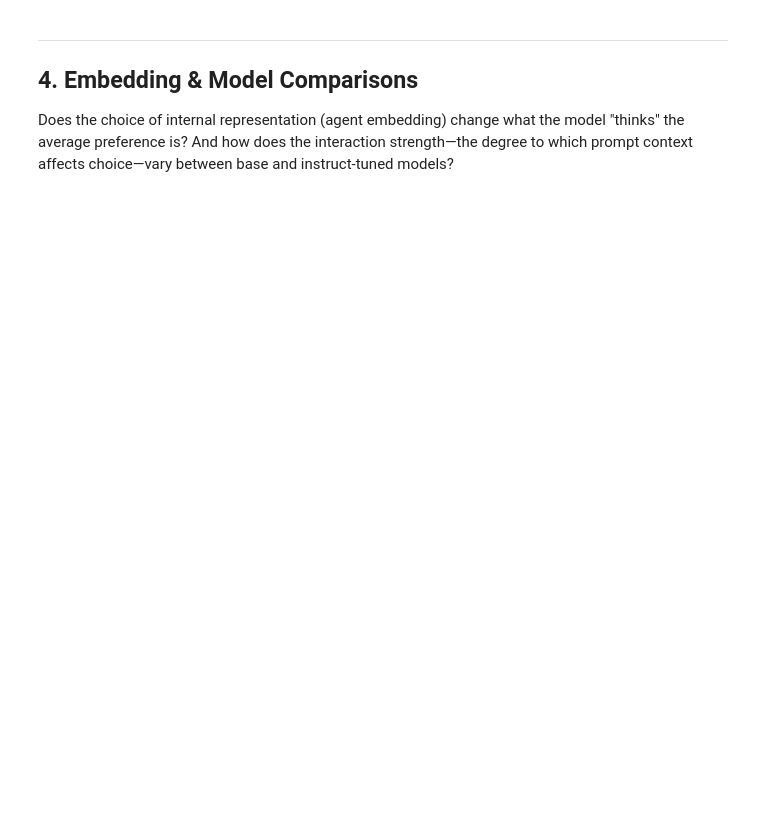
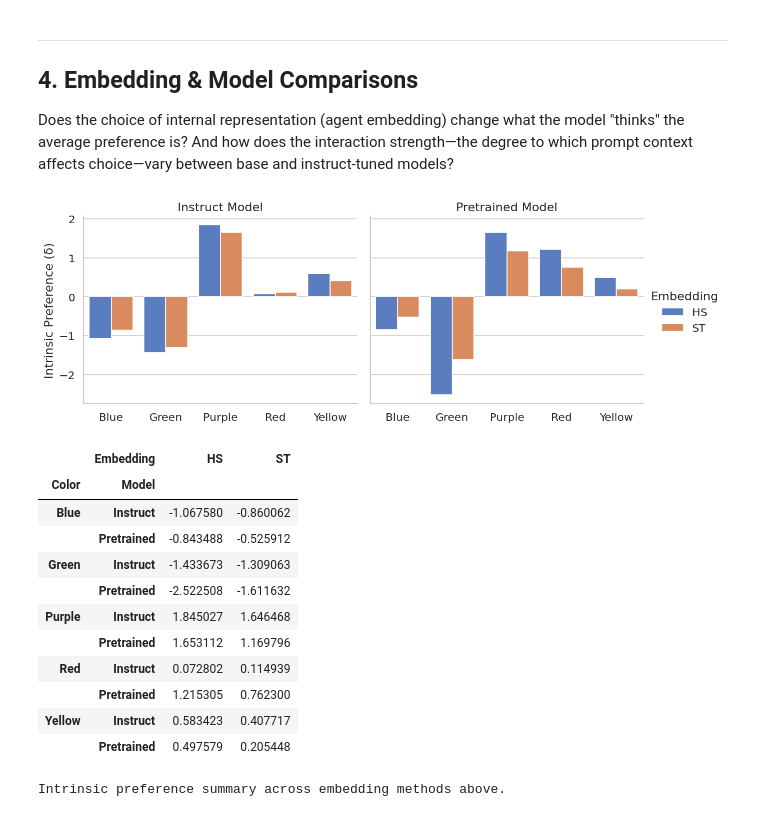
Before and after one commit to lotanamit5/grum4llm, a Jupyter notebook: notebooks/llm_colors.ipynb, the cells around one changed output. Drawn from its saved outputs; the diff is of its cells as text; code cells hidden in the pictures; blank space fills up the shorter version.

```diff
--- a/notebooks/llm_colors.ipynb
+++ b/notebooks/llm_colors.ipynb
@@ -154,0 +217,18 @@ print("Conjecture 1 correlation summary above.")
+# %%
+# ── Figure 2: Preference ranking tables (Social criterion) ────────────────────
+social_runs = [r for r in raw_results if r["Criterion"] == "Social"]
+
+rows = []
+for r in social_runs:
+    δ_rank = np.argsort(-r["delta_grum"])
+    β_rank = np.argsort(-r["beta_bt"])
+    rows.append({
+        "Config": f"{r['Model']} | {r['Embedding']}",
+        "GRUM rank (δ)": " > ".join(COLOR_NAMES[i].capitalize() for i in δ_rank),
+        "BT rank (β)":   " > ".join(COLOR_NAMES[i].capitalize() for i in β_rank),
+        "Identical?": "✓" if (δ_rank == β_rank).all() else "✗",
+    })
+
+df_ranks = pd.DataFrame(rows).set_index("Config")
+display(df_ranks)
+print("Color preference ranking summary above.")
@@ -159,18 +250,44 @@ print("Conjecture 1 correlation summary above.")
 
 Does the choice of internal representation (agent embedding) change what the model "thinks" the average preference is? And how does the interaction strength—the degree to which prompt context affects choice—vary between base and instruct-tuned models?
 # %%
-# ── Aggregate delta by Model & Embedding (avg across criteria) ───────────────
+# ── Figure 3: Aggregate delta by Model & Embedding (avg across criteria) ──────
 delta_records = []
 for r in raw_results:
     for i, name in enumerate(COLOR_NAMES):
         delta_records.append({
             "Model": r["Model"],
             "Embedding": r["Embedding"],
             "Color": name.capitalize(),
             "Delta": r["delta_grum"][i]
         })
 
 df_delta = pd.DataFrame(delta_records)
 df_delta_avg = df_delta.groupby(["Model", "Embedding", "Color"]).mean().reset_index()
-display(df_delta_avg.head(10))
-print("Intrinsic preference summary (partial) above.")
+
+g = sns.catplot(
+    data=df_delta_avg, kind="bar",
+    x="Color", y="Delta", hue="Embedding", col="Model",
+    palette="muted", height=4, aspect=1.2
+)
+g.set_axis_labels("", "Intrinsic Preference (δ)")
+g.set_titles("{col_name} Model")
+plt.show()
+
+summary_delta = df_delta_avg.pivot(index=["Color", "Model"], columns="Embedding", values="Delta")
+display(summary_delta)
+print("Intrinsic preference summary across embedding methods above.")
+# %% [output]
+[figure, added]
+|  | Embedding | HS | ST |
+| Color | Model |  |  |
+| Blue | Instruct | -1.067580 | -0.860062 |
+|  | Pretrained | -0.843488 | -0.525912 |
+| Green | Instruct | -1.433673 | -1.309063 |
+|  | Pretrained | -2.522508 | -1.611632 |
+| Purple | Instruct | 1.845027 | 1.646468 |
+|  | Pretrained | 1.653112 | 1.169796 |
+| Red | Instruct | 0.072802 | 0.114939 |
+|  | Pretrained | 1.215305 | 0.762300 |
+| Yellow | Instruct | 0.583423 | 0.407717 |
+|  | Pretrained | 0.497579 | 0.205448 |
+Intrinsic preference summary across embedding methods above.
```
Also changed, not shown: parts of 22 cells of this notebook, 1 other file.
